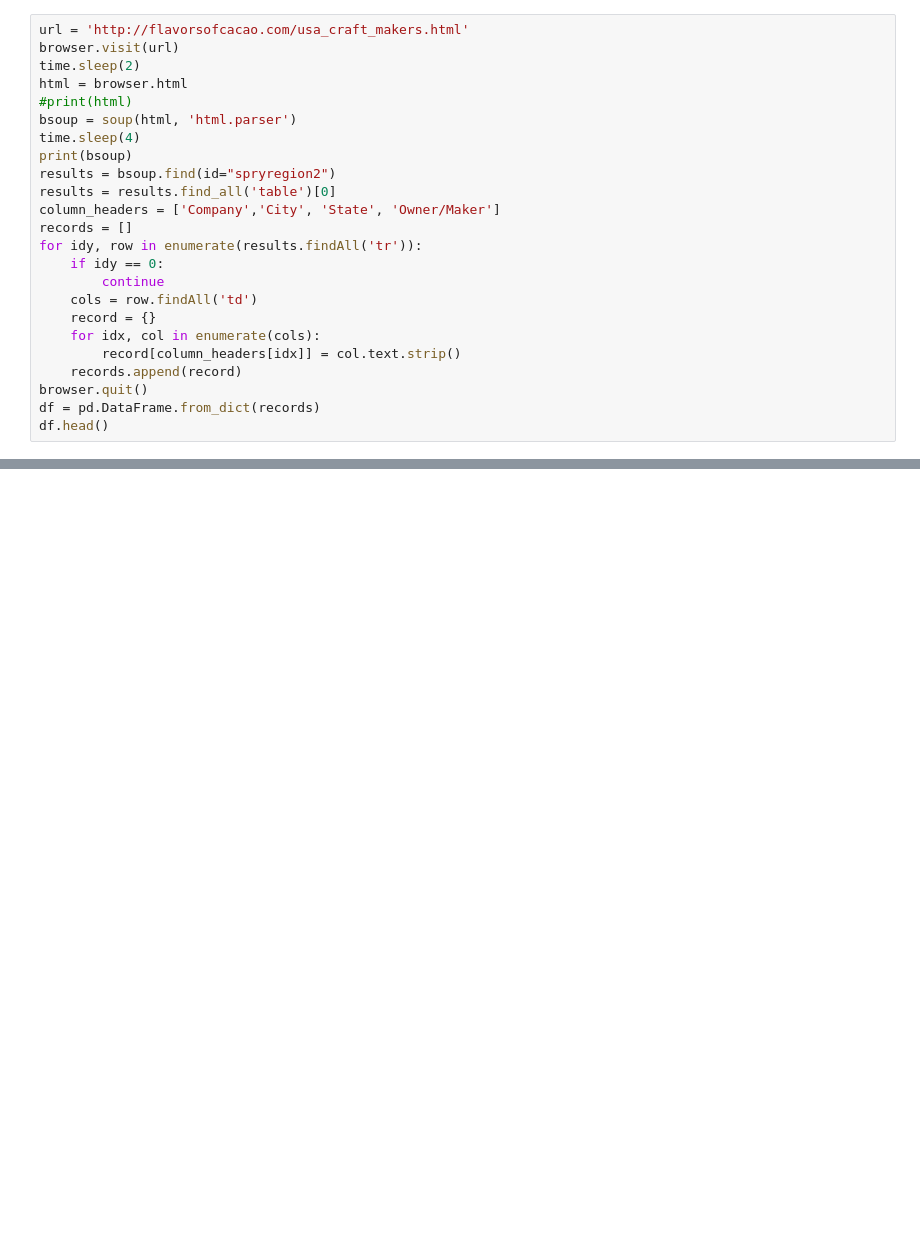
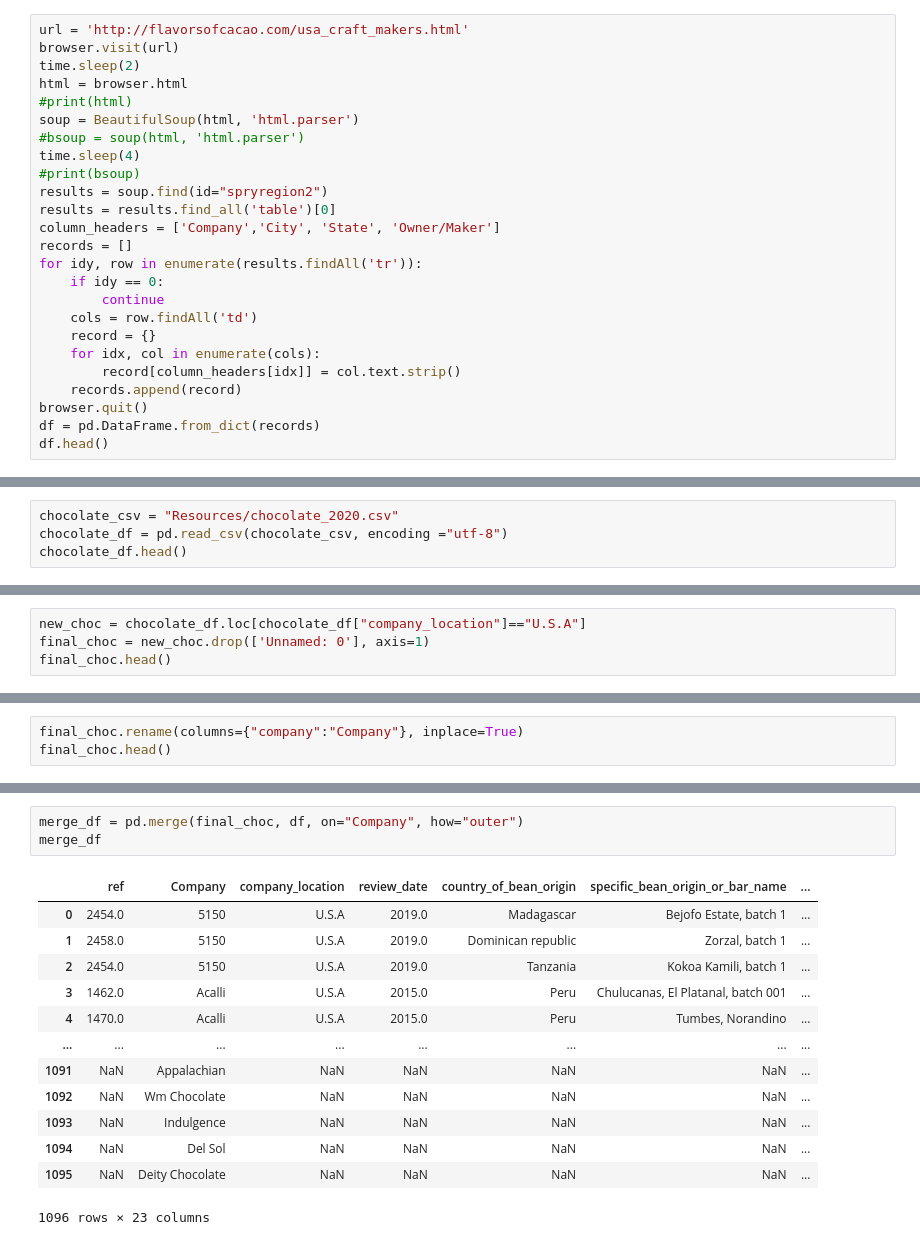
Before and after one commit to tapatio-123/ETL_Project, a Jupyter notebook: clean_notebook.ipynb, the cells around one changed output, grey strips where cells are left out. Saved outputs shown, nothing was run; the diff lists cells and outputs as text; blank space fills up the shorter version.

```diff
--- a/clean_notebook.ipynb
+++ b/clean_notebook.ipynb
@@ -20,10 +34,11 @@ browser.visit(url)
 time.sleep(2)
 html = browser.html
 #print(html)
-bsoup = soup(html, 'html.parser')
+soup = BeautifulSoup(html, 'html.parser')
+#bsoup = soup(html, 'html.parser')
 time.sleep(4)
-print(bsoup)
-results = bsoup.find(id="spryregion2")
+#print(bsoup)
+results = soup.find(id="spryregion2")
 results = results.find_all('table')[0]
 column_headers = ['Company','City', 'State', 'Owner/Maker']
 records = []
@@ -43,0 +69,4 @@ WebDriverException: Message: chrome not reachable
+# %%
+chocolate_csv = "Resources/chocolate_2020.csv"
+chocolate_df = pd.read_csv(chocolate_csv, encoding ="utf-8")
+chocolate_df.head()
@@ -43,0 +81,4 @@ WebDriverException: Message: chrome not reachable
+# %%
+new_choc = chocolate_df.loc[chocolate_df["company_location"]=="U.S.A"]
+final_choc = new_choc.drop(['Unnamed: 0'], axis=1)
+final_choc.head()
@@ -43,0 +92,3 @@ WebDriverException: Message: chrome not reachable
+# %%
+final_choc.rename(columns={"company":"Company"}, inplace=True)
+final_choc.head()
@@ -43,0 +102,17 @@ WebDriverException: Message: chrome not reachable
+# %%
+merge_df = pd.merge(final_choc, df, on="Company", how="outer")
+merge_df
+# %% [output]
+|  | ref | Company | company_location | review_date | country_of_bean_origin | specific_bean_origin_or_bar_name | ... |
+| 0 | 2454.0 | 5150 | U.S.A | 2019.0 | Madagascar | Bejofo Estate, batch 1 | ... |
+| 1 | 2458.0 | 5150 | U.S.A | 2019.0 | Dominican republic | Zorzal, batch 1 | ... |
+| 2 | 2454.0 | 5150 | U.S.A | 2019.0 | Tanzania | Kokoa Kamili, batch 1 | ... |
+| 3 | 1462.0 | Acalli | U.S.A | 2015.0 | Peru | Chulucanas, El Platanal, batch 001 | ... |
+| 4 | 1470.0 | Acalli | U.S.A | 2015.0 | Peru | Tumbes, Norandino | ... |
+| ... | ... | ... | ... | ... | ... | ... | ... |
+| 1091 | NaN | Appalachian | NaN | NaN | NaN | NaN | ... |
+| 1092 | NaN | Wm Chocolate | NaN | NaN | NaN | NaN | ... |
+| 1093 | NaN | Indulgence | NaN | NaN | NaN | NaN | ... |
+| 1094 | NaN | Del Sol | NaN | NaN | NaN | NaN | ... |
+| 1095 | NaN | Deity Chocolate | NaN | NaN | NaN | NaN | ... |
+1096 rows × 23 columns
```
Also changed, not shown: parts of 26 cells of this notebook, 2 other files.
